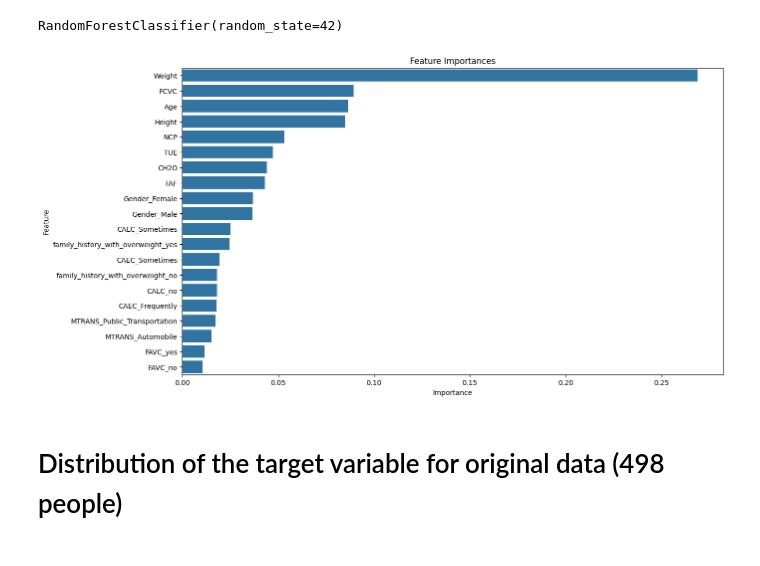
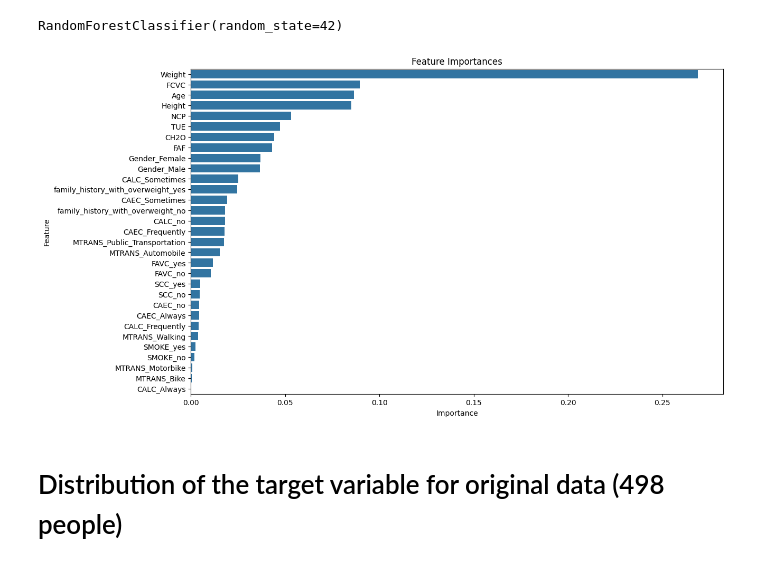
Before and after one commit to JakubDralus/obesity-estimation-neural-network, a Jupyter notebook: analiza.ipynb, the cells around one changed output. Saved outputs shown, nothing was run; the diff lists cells and outputs as text; code cells hidden in the pictures.

Commit message:
plot all features importance

```diff
--- a/analiza.ipynb
+++ b/analiza.ipynb
@@ -61,14 +61,14 @@ feature_importances_df = pd.DataFrame({
 feature_importances_df = feature_importances_df.sort_values(by='Importance', ascending=False)
 # %%
 # Plot the feature importances
-plt.figure(figsize=(14, 8))
-sns.barplot(x='Importance', y='Feature', data=feature_importances_df.head(20))  # Plot top 20 features
+plt.figure(figsize=(13, 8))
+sns.barplot(x='Importance', y='Feature', data=feature_importances_df)
 plt.title('Feature Importances')
 plt.xlabel('Importance')
 plt.ylabel('Feature')
 plt.show()
 # %% [output]
-[figure, old version]
+[figure, new version]
 # %% [markdown]
 # Distribution of the target variable for original data (498 people)
 # %%
```
Also changed, not shown: parts of 2 cells of this notebook.
